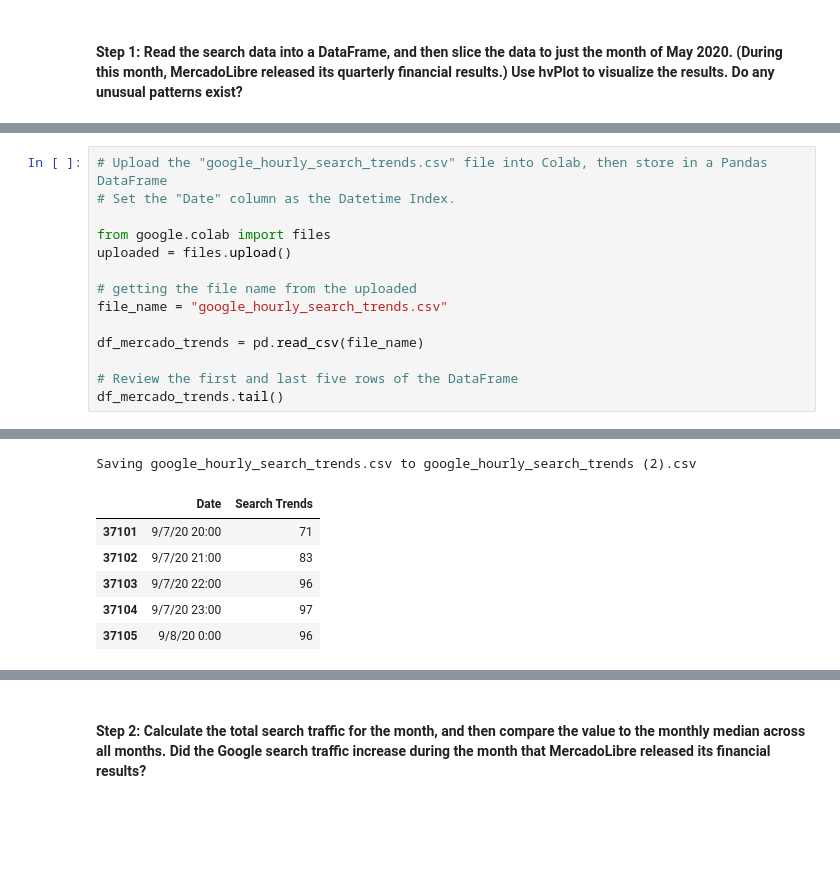
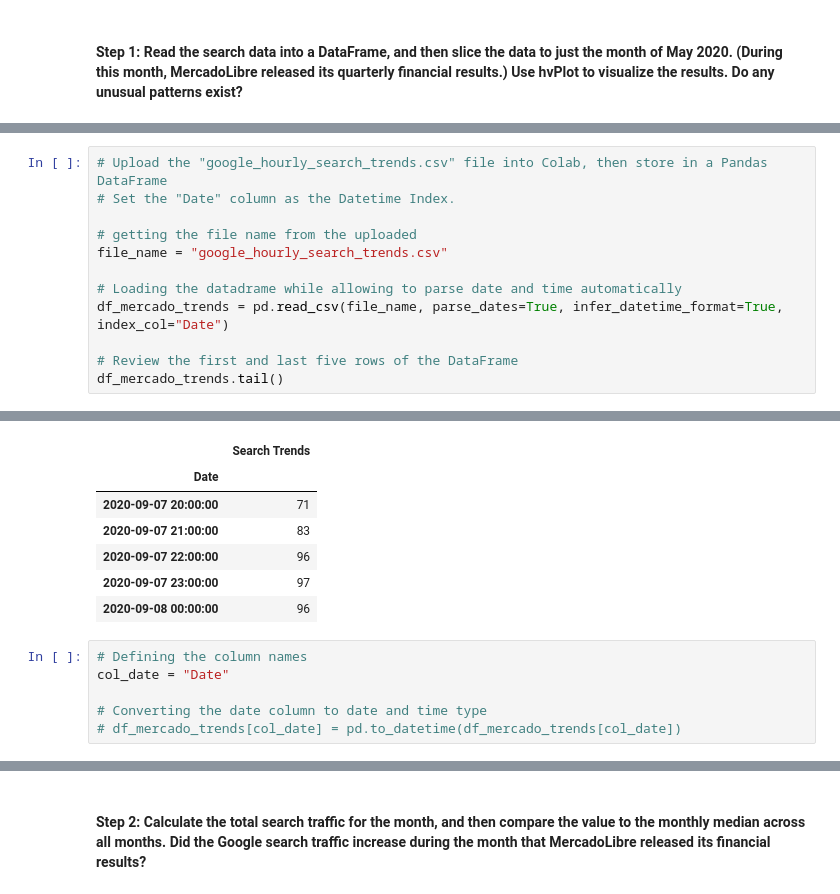
Before and after one commit to dileepadrd/module11-assignment-mercado-libre, a Jupyter notebook: forecasting_net_prophet.ipynb, the cells around one changed output, grey strips where cells are left out. Drawn from its saved outputs; the diff is of its cells as text; blank space fills up the shorter version.

```diff
--- a/forecasting_net_prophet.ipynb
+++ b/forecasting_net_prophet.ipynb
@@ -138,13 +145,11 @@ To do so, complete the following steps:
 # Upload the "google_hourly_search_trends.csv" file into Colab, then store in a Pandas DataFrame
 # Set the "Date" column as the Datetime Index.
 
-from google.colab import files
-uploaded = files.upload()
-
 # getting the file name from the uploaded
 file_name = "google_hourly_search_trends.csv"
 
-df_mercado_trends = pd.read_csv(file_name)
+# Loading the datadrame while allowing to parse date and time automatically
+df_mercado_trends = pd.read_csv(file_name, parse_dates=True, infer_datetime_format=True, index_col="Date")
 
 # Review the first and last five rows of the DataFrame
 df_mercado_trends.tail()
@@ -153,9 +157,15 @@ df_mercado_trends.tail()
-Saving google_hourly_search_trends.csv to google_hourly_search_trends (2).csv
-|  | Date | Search Trends |
-| 37101 | 9/7/20 20:00 | 71 |
-| 37102 | 9/7/20 21:00 | 83 |
-| 37103 | 9/7/20 22:00 | 96 |
-| 37104 | 9/7/20 23:00 | 97 |
-| 37105 | 9/8/20 0:00 | 96 |
+|  | Search Trends |
+| Date |  |
+| 2020-09-07 20:00:00 | 71 |
+| 2020-09-07 21:00:00 | 83 |
+| 2020-09-07 22:00:00 | 96 |
+| 2020-09-07 23:00:00 | 97 |
+| 2020-09-08 00:00:00 | 96 |
+# %%
+# Defining the column names
+col_date = "Date"
+
+# Converting the date column to date and time type
+# df_mercado_trends[col_date] = pd.to_datetime(df_mercado_trends[col_date])
 # %%
 # Review the data types of the DataFrame using the info function
```
Also changed, not shown: parts of 5 cells of this notebook.
